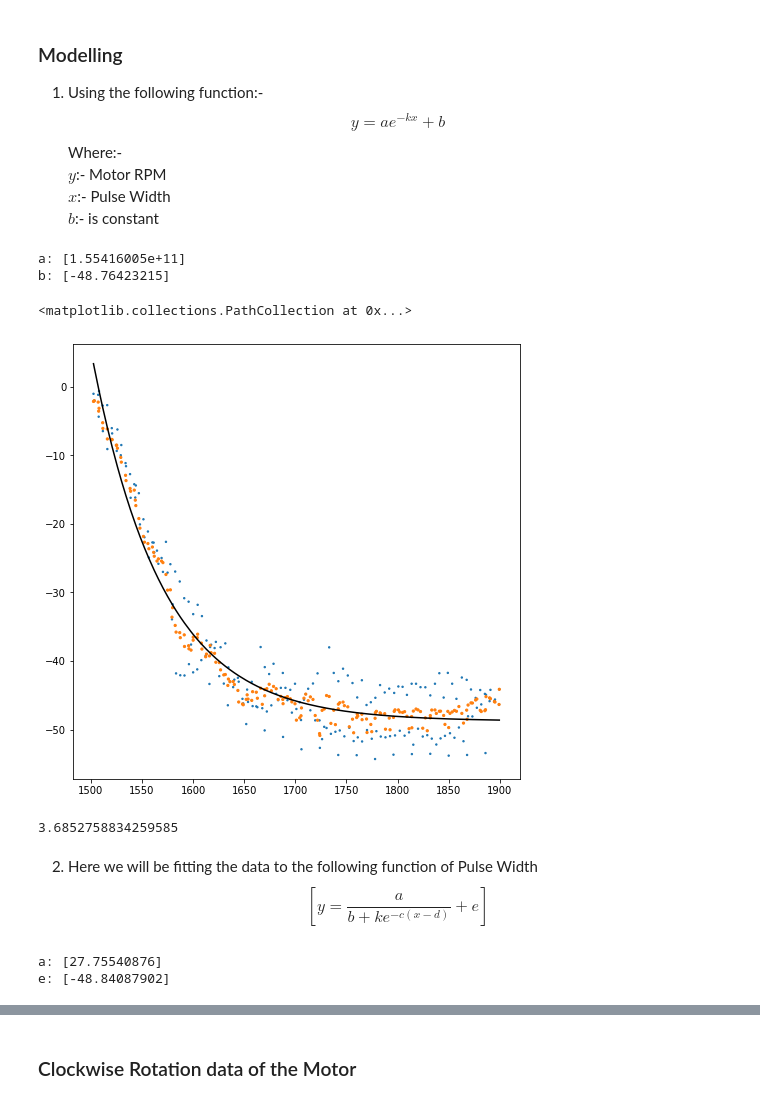
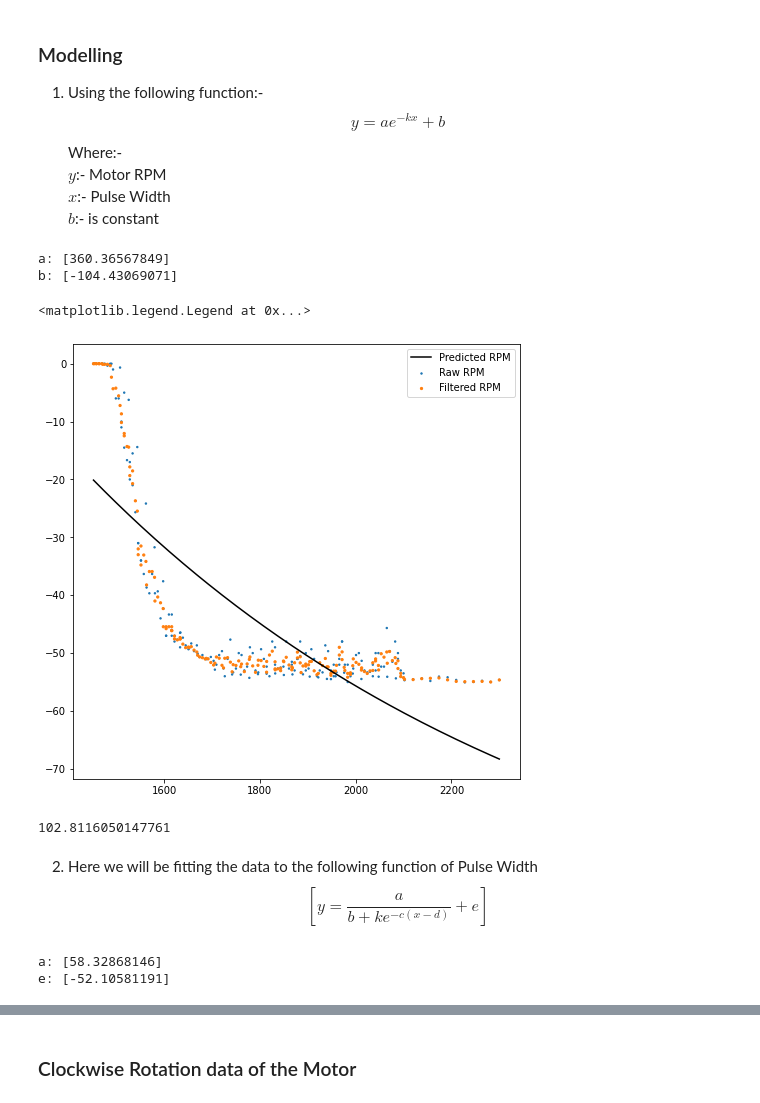
Before and after one commit to amantiwary10/Servo-Motor-System-Identification, a Jupyter notebook: System Identification of Motor/DC_SERVO_LS_SYSID.ipynb, the cells around one changed output, grey strips where cells are left out. Cells and saved outputs as stored; diff of their text form; code cells hidden in the pictures.

```diff
--- a/System Identification of Motor/DC_SERVO_LS_SYSID.ipynb
+++ b/System Identification of Motor/DC_SERVO_LS_SYSID.ipynb
@@ -41,11 +41,12 @@ def moving_avg(data, win_sz):
 
     return fil
 # %%
-y_fil =  moving_avg(anti_clock.Motor_RPM, 4)
+y_fil_anti =  moving_avg(anti_clock.Motor_RPM, 3)
 
 #Plots
 
 plt.figure(figsize = (8, 8))
-plt.plot(anti_clock.Pulse_Width, y_fil, "--k", linewidth = 2)
-plt.plot(anti_clock.Pulse_Width, anti_clock.Motor_RPM, "--b")
+plt.plot(anti_clock.Pulse_Width, y_fil_anti, "--k", linewidth = 2, label = "Filtered")
+plt.plot(anti_clock.Pulse_Width, anti_clock.Motor_RPM, "--y", label = "Raw Data")
+plt.legend()
 # %% [output]
@@ -64,7 +65,7 @@ def ls(y,A):
 Where:-<br>$y$:- Motor RPM <br> $x$:- Pulse Width <br> $b$:- is constant
 # %%
 # Model Parameter
-k = 0.014519
+k = 0.001
 # %%
 def function_one(PW, k):
     A = np.zeros((len(PW), 2))
@@ -77,7 +78,7 @@ def function_one(PW, k):
 # %%
 A_anti = function_one(anti_clock.Pulse_Width, k)
 
-x_param = ls(y_fil, A_anti)
+x_param = ls(anti_clock.Motor_RPM, A_anti)
 
 a = x_param[0]
 b = x_param[1]
@@ -86,8 +87,8 @@ b = x_param[1]
 print("a:", a)
 print("b:", b)
 # %% [output]
-a: [1.55416005e+11]
-b: [-48.76423215]
+a: [360.36567849]
+b: [-104.43069071]
 # %%
 def model_anti(a, b, k, PW):
     y = np.zeros((len(PW), 1))
@@ -99,21 +100,22 @@ def model_anti(a, b, k, PW):
 # %%
 ypred = model_anti(a, b, k, anti_clock.Pulse_Width)
 
 #Plots
 plt.figure(figsize=(8,8))
-plt.plot(anti_clock.Pulse_Width, ypred, "-k")
-plt.scatter(anti_clock.Pulse_Width, anti_clock.Motor_RPM, 2*np.ones(len(anti_clock.Pulse_Width)))
-plt.scatter(anti_clock.Pulse_Width, y_fil, 5*np.ones(len(anti_clock.Pulse_Width)))
+plt.plot(anti_clock.Pulse_Width, ypred, "-k", label = "Predicted RPM")
+plt.scatter(anti_clock.Pulse_Width, anti_clock.Motor_RPM, 2*np.ones(len(anti_clock.Pulse_Width)), label = "Raw RPM")
+plt.scatter(anti_clock.Pulse_Width, y_fil_anti, 5*np.ones(len(anti_clock.Pulse_Width)), label = "Filtered RPM")
+plt.legend()
 # %% [output]
-<matplotlib.collections.PathCollection at 0x...>
+<matplotlib.legend.Legend at 0x...>
-[figure, old version]
+[figure, new version]
 # %%
 #Perfrmance Parametric
 
 #np.square(ypred[5:] - y_fil[5:]).mean()
-skm.mean_squared_error(y_fil, ypred)
+skm.mean_squared_error(y_fil_anti, ypred)
 # %% [output]
-3.6852758834259585
+102.8116050147761
 # %% [markdown]
 2) Here we will be fitting the data to the following function of Pulse Width $$\left[y = \frac{a}{b + ke^{-c(x-d)}} + e\right]$$
 # %%
@@ -134,7 +136,7 @@ def function_two(PW, b, c, d, k):
     return A
 # %%
 A_anti_2 = function_two(anti_clock.Pulse_Width, b_anti, c_anti, d_anti, k_anti)
-x_param_2 = ls(y_fil, A_anti_2)
+x_param_2 = ls(y_fil_anti, A_anti_2)
 
 # Model Parameters
 a_anti = x_param_2[0]
@@ -143,8 +145,8 @@ e_anti = x_param_2[1]
 print("a:", a_anti)
 print("e:", e_anti)
 # %% [output]
-a: [27.75540876]
-e: [-48.84087902]
+a: [58.32868146]
+e: [-52.10581191]
 # %%
 def model_anti_2(a, b, c, d, e, k, PW):
     y = np.zeros((len(PW), 1))
```
Also changed, not shown: parts of 31 cells of this notebook, 11 other files.
